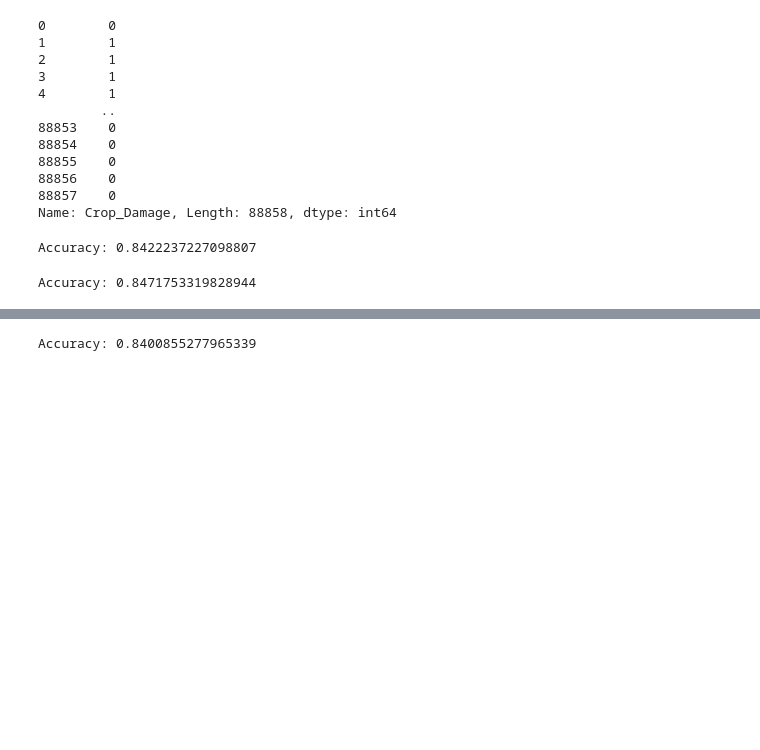
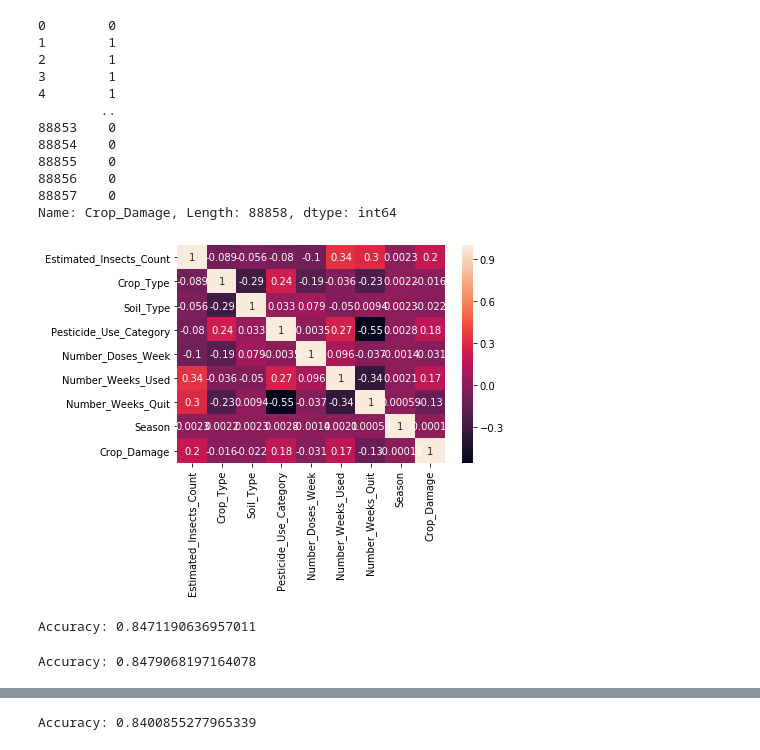
Before and after one commit to happycoder0011/Jantahack, a Jupyter notebook: agriculture/agriculture.ipynb, the cells around one changed output, grey strips where cells are left out. Drawn from its saved outputs; the diff is of its cells as text; code cells hidden in the pictures; blank space fills up the shorter version.

```diff
--- a/agriculture/agriculture.ipynb
+++ b/agriculture/agriculture.ipynb
@@ -70,16 +73,23 @@ X_train, X_vald, y_train, y_vald = train_test_split(X, y, test_size = 0.20)
+# %%
+#correlation matrix
+corrmatrix = train.corr()
+sns.heatmap(corrmatrix, annot=True)
+plt.show()
+# %% [output]
+[figure, added]
 # %%
 from xgboost import XGBClassifier
 # %%
 #XGboost
 classifier2 = XGBClassifier(objective ="multi:softmax")
-classifier2.fit(X_train, y_train)
+classifier2.fit(X1_train, y_train)
 
-y_pred2 = classifier2.predict(X_vald)
+y_pred2 = classifier2.predict(X1_vald)
 
 result2 = accuracy_score(y_vald,y_pred2)
 print("Accuracy:",result2)
 # %% [output]
-Accuracy: 0.8422237227098807
+Accuracy: 0.8471190636957011
 # %%
 #submission 2
 X_test = test.drop(columns=["ID"])
@@ -94,15 +104,15 @@ y_test.to_csv("submission2.csv",index=False)
 # gam=10 no use
 
 classifier2 = XGBClassifier(max_depth=6)
-classifier2.fit(X_train, y_train)
+classifier2.fit(X1_train, y_train)
 
-y_pred2 = classifier2.predict(X_vald)
+y_pred2 = classifier2.predict(X1_vald)
 
 result2 = accuracy_score(y_vald,y_pred2)
 print("Accuracy:",result2)
 
-#Accuracy: 0.8471753319828944
+#0Accuracy: 0.8471753319828944
 # %% [output]
-Accuracy: 0.8471753319828944
+Accuracy: 0.8479068197164078
 # %%
 #submission 3
```
Also changed, not shown: parts of 9 cells of this notebook, 13 other files.
